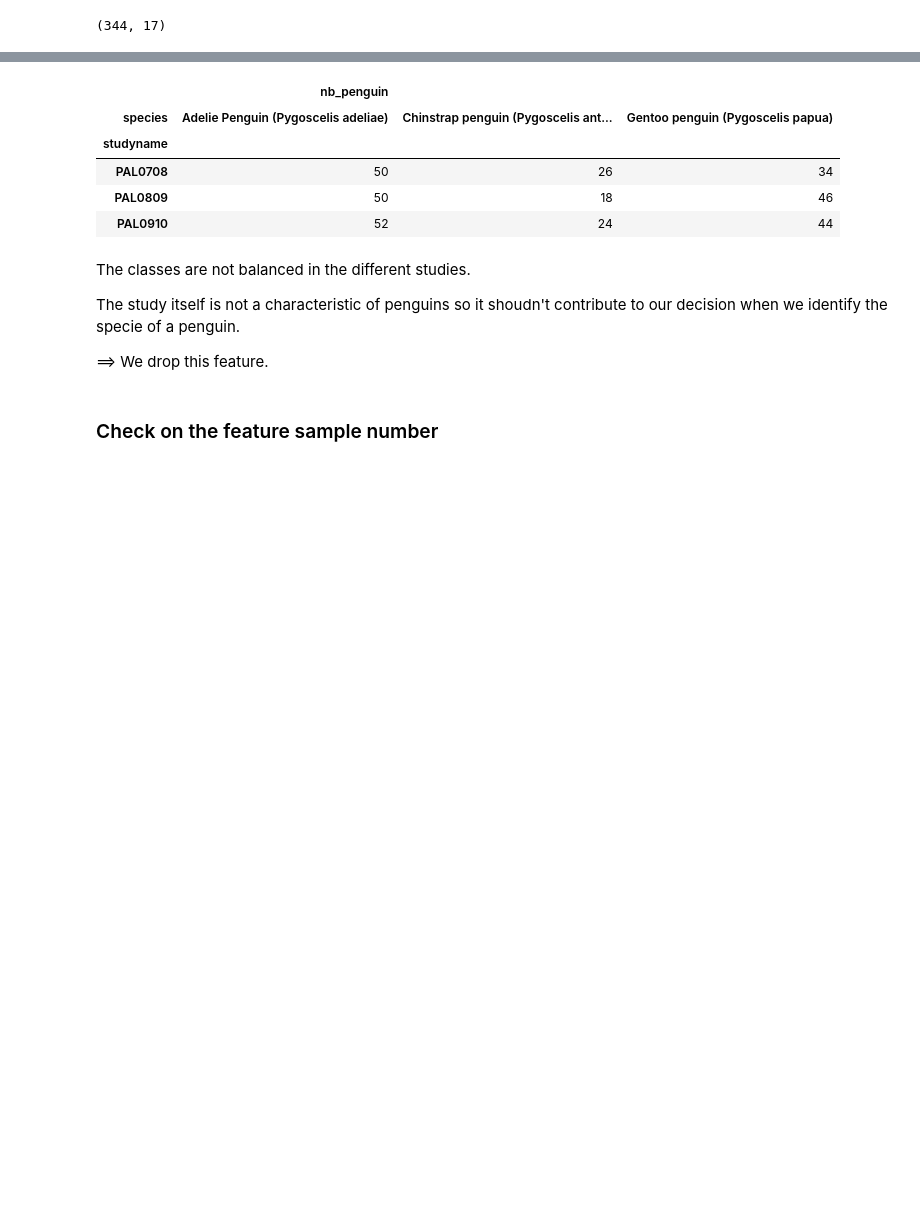
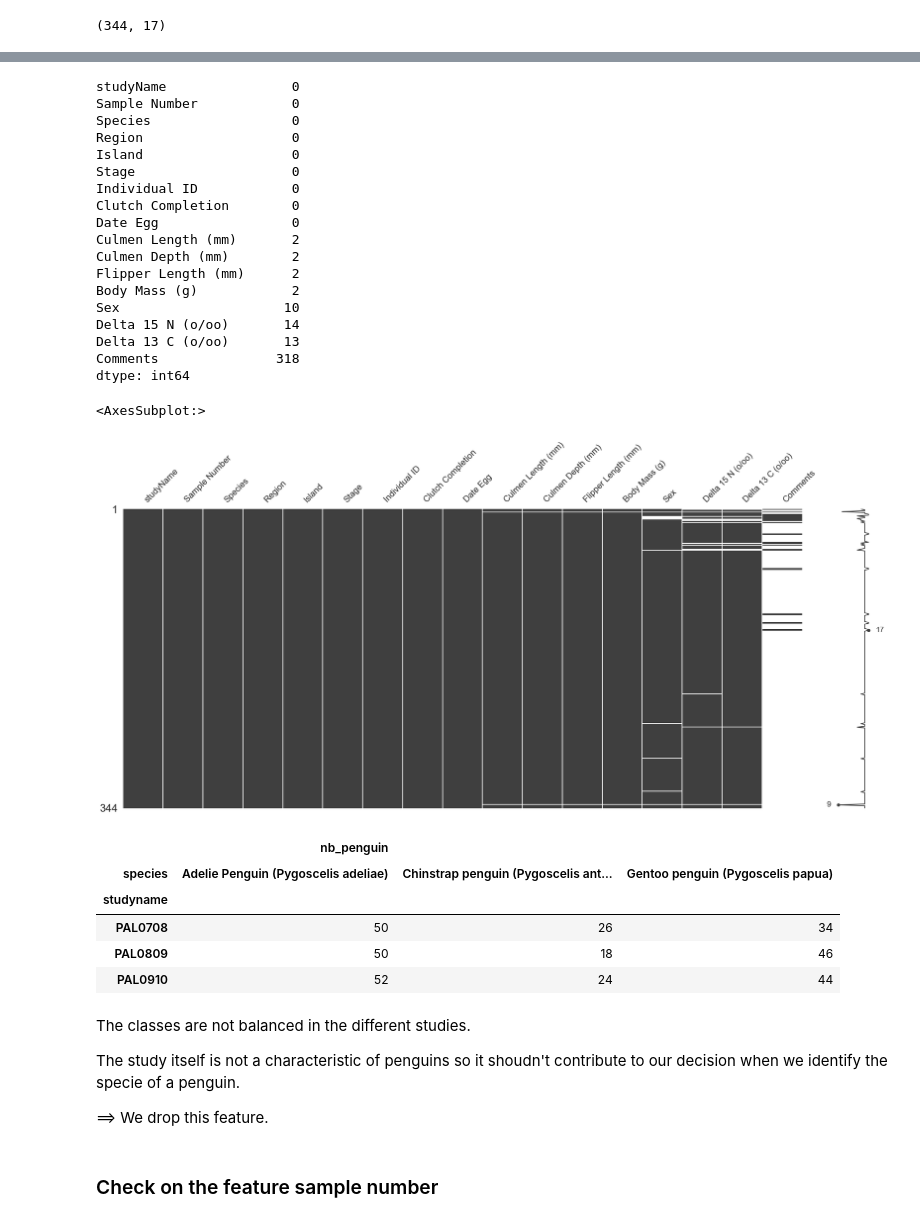
Before and after one commit to kristofszucs/penguin_classification, a Jupyter notebook: script.ipynb, the cells around one changed output, grey strips where cells are left out. Cells and saved outputs as stored; diff of their text form; code cells hidden in the pictures; blank space fills up the shorter version.

```diff
--- a/script.ipynb
+++ b/script.ipynb
@@ -25,0 +27,25 @@ df.iloc[:5]
+# %%
+print(df.isna().sum())
+msno.matrix(df)
+#msno.bar(df)
+# %% [output]
+studyName                0
+Sample Number            0
+Species                  0
+Region                   0
+Island                   0
+Stage                    0
+Individual ID            0
+Clutch Completion        0
+Date Egg                 0
+Culmen Length (mm)       2
+Culmen Depth (mm)        2
+Flipper Length (mm)      2
+Body Mass (g)            2
+Sex                     10
+Delta 15 N (o/oo)       14
+Delta 13 C (o/oo)       13
+Comments               318
+dtype: int64
+<AxesSubplot:>
+[figure, added]
```
Also changed, not shown: parts of 15 cells of this notebook.
